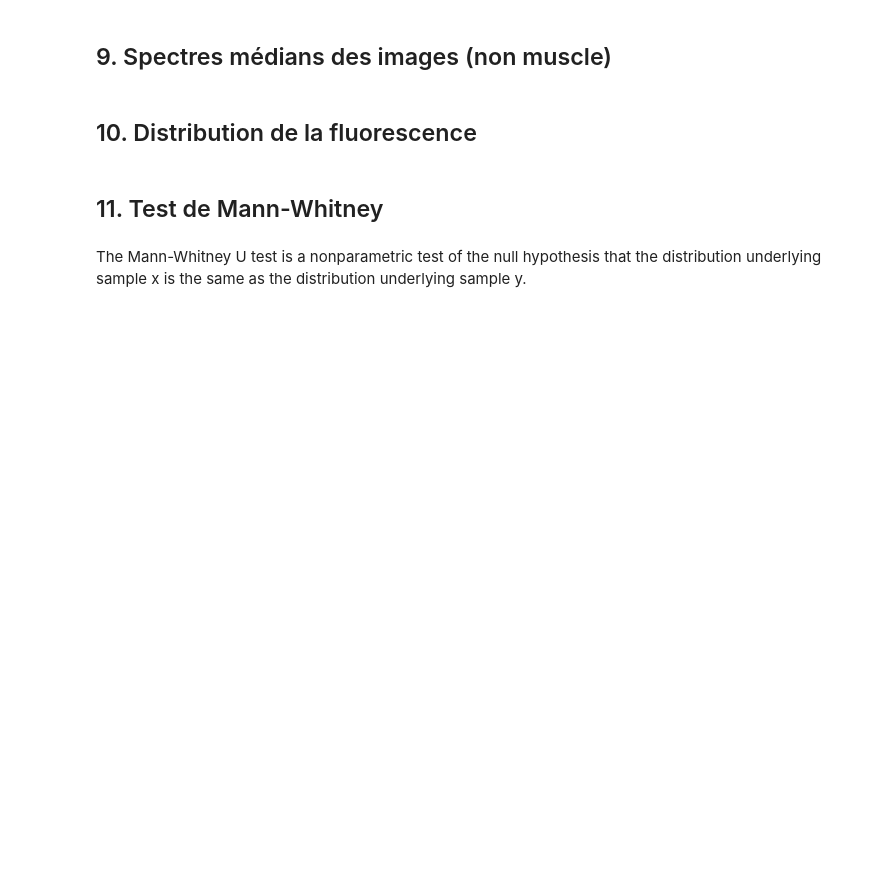
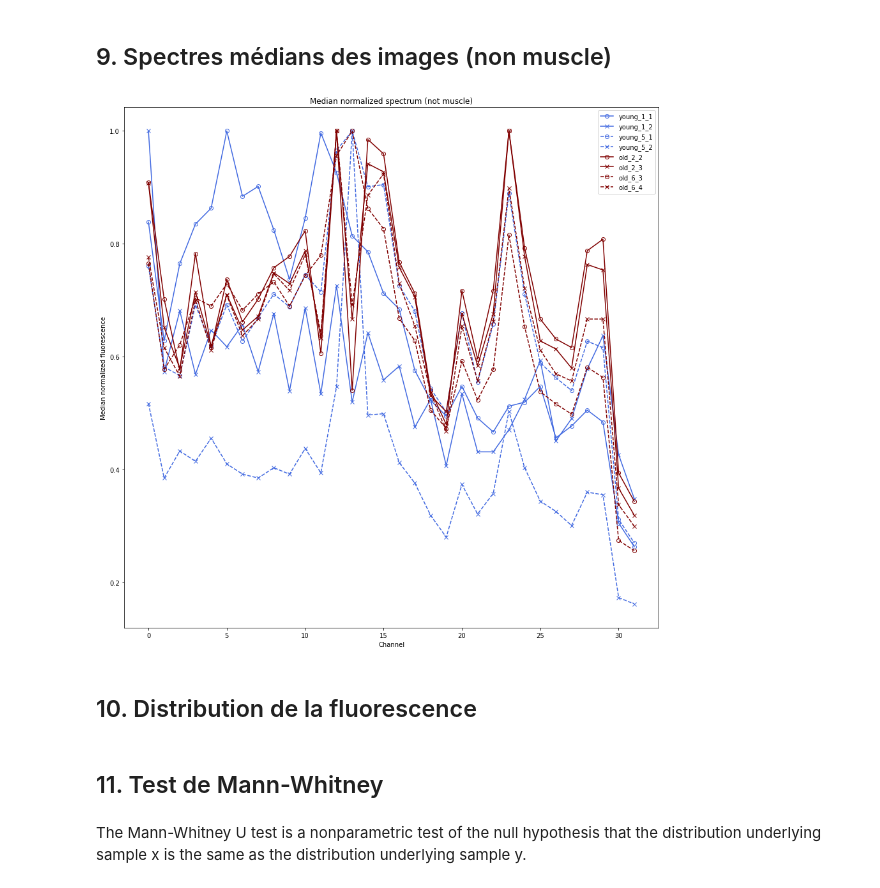
Before and after one commit to qdouzery/Hyperspectral-microscopy, a Jupyter notebook: Code/Microscopie-hyperspectrale_Notebook-V4.ipynb, the cells around one changed output. Cells and saved outputs as stored; diff of their text form; code cells hidden in the pictures; blank space fills up the shorter version.

```diff
--- a/Code/Microscopie-hyperspectrale_Notebook-V4.ipynb
+++ b/Code/Microscopie-hyperspectrale_Notebook-V4.ipynb
@@ -325,3 +329,30 @@ plt.show()
+# %%
+MedianS_J_nm = {}
+MedianS_V_nm = {}
+for name, img in raw_images.items():
+  if name[0] == "j":
+    MedianS_J_nm[name] = Median_spectrum(img, open_segmented_images_nm[name])
+  else:
+    MedianS_V_nm[name] = Median_spectrum(img, open_segmented_images_nm[name])
+# %%
+plt.figure(figsize=(15,15))
+for name, spec in MedianS_J_nm.items():
+  label = Rename(name)
+  ls = esthetic[name][0]
+  marker = esthetic[name][1]
+  plt.plot(spec/max(spec), label=label, color='royalblue', ls=ls, marker=marker, fillstyle='none')
+for name, spec in MedianS_V_nm.items():
+  label = Rename(name)
+  ls = esthetic[name][0]
+  marker = esthetic[name][1]
+  plt.plot(spec/max(spec), label=label, color='maroon', ls=ls, marker=marker, fillstyle='none')
+plt.ylabel("Median normalized fluorescence")
+plt.xlabel("Channel")
+plt.title("Median normalized spectrum (not muscle)")
+plt.legend()
+plt.show()
+# %% [output]
+[figure, added]
 # %% [markdown]
 ## 10. Distribution de la fluorescence
 # %%
```
Also changed, not shown: parts of 16 cells of this notebook, 4 other files.
